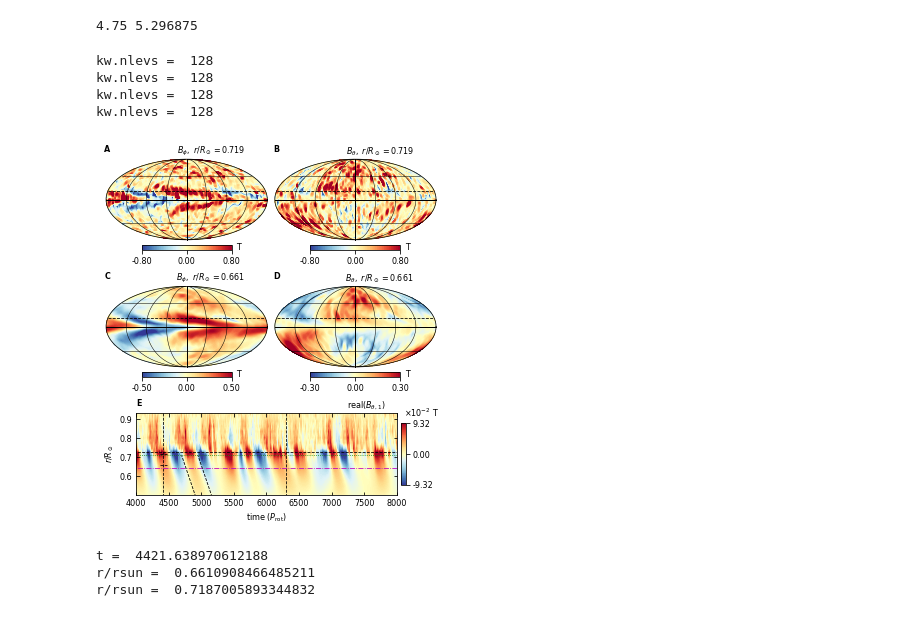
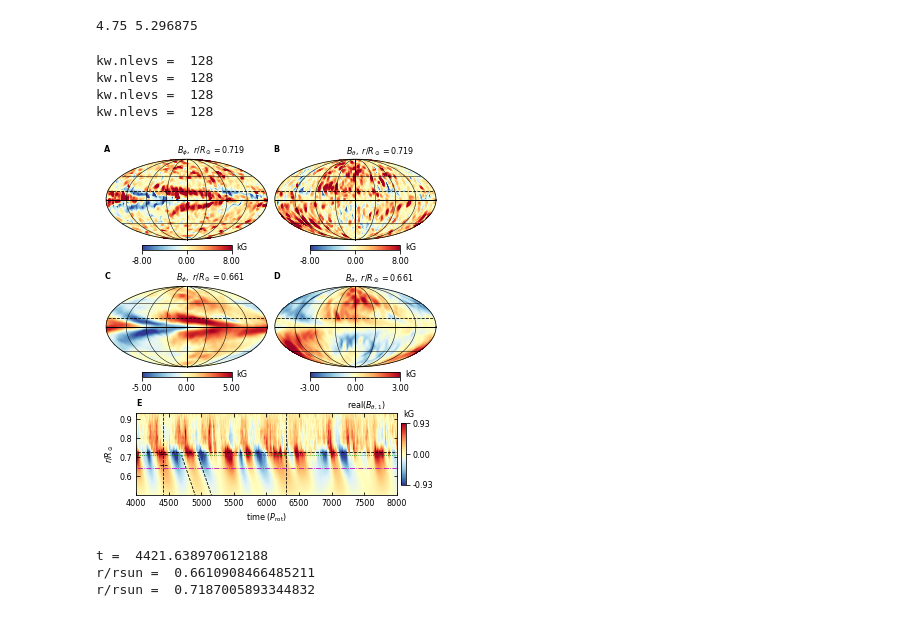
Before and after one commit to illorenzo7/Tacho_Letter_Plots_Part2, a Jupyter notebook: 00_moll_with_timerad.ipynb, the cells around one changed output. Cells and saved outputs as stored; diff of their text form; code cells hidden in the pictures.

```diff
--- a/00_moll_with_timerad.ipynb
+++ b/00_moll_with_timerad.ipynb
@@ -368,10 +368,10 @@ cost = a.costheta
 
 # B phi, CZ
 #units = r'$B_\phi$' + ' (T)'
-units = 'T'
+units = 'kG'
 ircz = 9
-field = bp[:, :, ircz]/1e4
-maxabs = 0.8
+field = bp[:, :, ircz]/1e3
+maxabs = 8
 nlevs = 128 # make .pdf not too big
 
 latvals = [-45, 0, 45]
@@ -384,27 +384,27 @@ plot_moll(field, cost, fig, ax1, units=units, nosci=True, linewidth=0.5, latvals
 # B theta, CZ
 #units = r'$B_\theta$' + ' (T)'
 
-units = 'T'
-field = bt[:, :, ircz]/1.0e4
-maxabs = 0.8
+units = 'kG'
+field = bt[:, :, ircz]/1.0e3
+maxabs = 8
 plot_moll(field, cost, fig, ax2, units=units, nosci=True, linewidth=0.5, latvals=latvals, lonvals=lonvals,\
           cbar_fs=labelsize, cbar_thick=1/16, cbar_aspect=1/20, nlevelsfield=nlevs, minmax=(-maxabs, maxabs))
 
 # B phi
 #units = r'$B_\phi$' + ' (T)'
 ir = 12
-units = 'T'
-field = bp[:, :, ir]/1e4
-maxabs = 0.5
+units = 'kG'
+field = bp[:, :, ir]/1e3
+maxabs = 5
 nlevs = 128 # make .pdf not too big
 plot_moll(field, cost, fig, ax3, units=units, nosci=True, linewidth=0.5, latvals=latvals, lonvals=lonvals,\
           cbar_fs=labelsize, cbar_thick=1/16, cbar_aspect=1/20, nlevelsfield=nlevs, minmax=(-maxabs, maxabs))
 
 # B theta
 #units = r'$B_\theta$' + ' (T)'
-units = 'T'
-field = bt[:, :, ir]/1.0e4
-maxabs = 0.3
+units = 'kG'
+field = bt[:, :, ir]/1.0e3
+maxabs = 3
 plot_moll(field, cost, fig, ax4, units=units, nosci=True, linewidth=0.5, latvals=latvals, lonvals=lonvals,\
           cbar_fs=labelsize, cbar_thick=1/16, cbar_aspect=1/20, nlevelsfield=nlevs, minmax=(-maxabs, maxabs))
 
@@ -418,9 +418,9 @@ for ax in [ax1, ax2, ax3, ax4]:
 # make time radius plot
 my_contourf_kwargs_default['allticksoff'] = False
 my_contourf_kwargs_default['cbar_pos'] = 'right'
-field = np.real(bt_m1_ss)/1e4/nphi # convert to T, and normalize by the Fourier transform factor
+field = np.real(bt_m1_ss)/1e3/nphi # convert to T, and normalize by the Fourier transform factor
 plot_timey(field, times_ss, a.radius/rsun, fig, ax5, cbar_fs=labelsize, cbar_thick=1/16,\
-           cbar_aspect=1/20, fontsize=labelsize, nosci=False, units='T',\
+           cbar_aspect=1/20, fontsize=labelsize, nosci=True, units='kG',\
           yvals=rvals_M,linestyles2=linestyles, linecolors2=linecolors,\
           timevals=[4421.6, 6299.1], linewidths1=0.8, linewidths2=0.8, linestyles1='--')
 ax5.set_xlim(4e3, 8e3)
@@ -487,34 +487,34 @@ fig.text(margin_left + 2*moll_width + margin_x, 1 - margin_top + line_height,\
 
 fig.text(margin_left + moll_width,\
          1 - 2*margin_top - moll_height - margin_bottom + line_height,\
          r'$B_\phi,\ r/R_\odot=%.3f$' %(a.radius[ir]/rsun) + buffspace,\
          ha='right', va='top', fontsize=labelsize)
 fig.text(margin_left + 2*moll_width + margin_x,\
          1 - 2*margin_top - moll_height - margin_bottom + line_height,\
          r'$B_\theta,\ r/R_\odot=%.3f$' %(a.radius[ir]/rsun) + buffspace,\
          ha='right', va='top', fontsize=labelsize)
 
 
 # label the depths at left
 #fig.text(margin_left - margin_x, 1 - margin_top - 0.5*moll_height,
 #         r'$r/R_\odot=%.3f$' %(a.radius[ircz]/rsun),\
 #         ha='right', va='center', rotation=90, fontsize=1.0*labelsize)
 #fig.text(margin_left - margin_x, 1 - margin_top - 1.5*moll_height - margin_bottom,
 #         r'$r/R_\odot=%.3f$' %(a.radius[ir]/rsun),\
 #         ha='right', va='center', rotation=90, fontsize=1.0*labelsize)
 
 # label the time rad
 fig.text(tr_margin_left + tr_width, tr_margin_bottom + tr_height + line_height,\
          r'${\rm{real}}(B_{\theta,1})$' + 5*' ', ha='right', va='top',\
          fontweight='bold', fontsize=labelsize)
 
 plt.savefig('images/mollB_and_timerad.png', dpi=300)
 # %% [output]
 kw.nlevs =  128
 kw.nlevs =  128
 kw.nlevs =  128
 kw.nlevs =  128
-[figure, old version]
+[figure, new version]
 # %%
 #print("t1 = ", a1.time[0]/time_unit)
 print("t = ", a.time[0]/time_unit)
```
Also changed, not shown: 5 other files.
